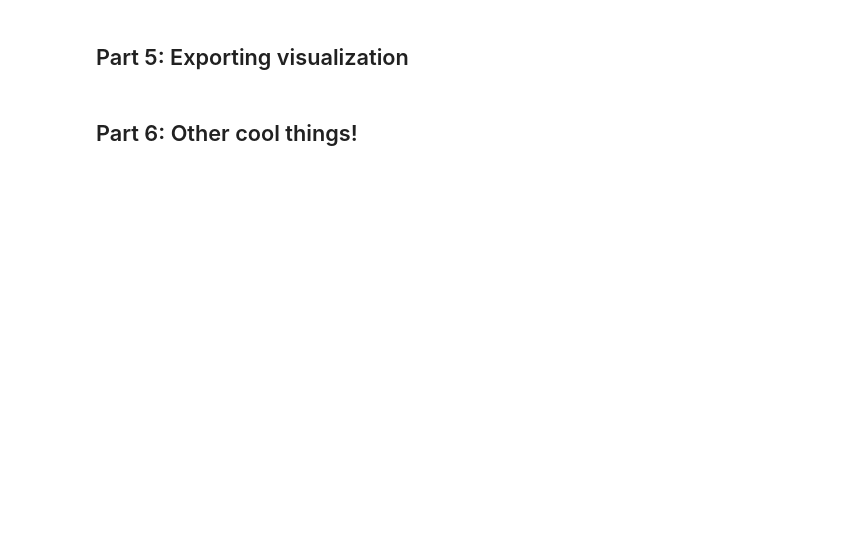
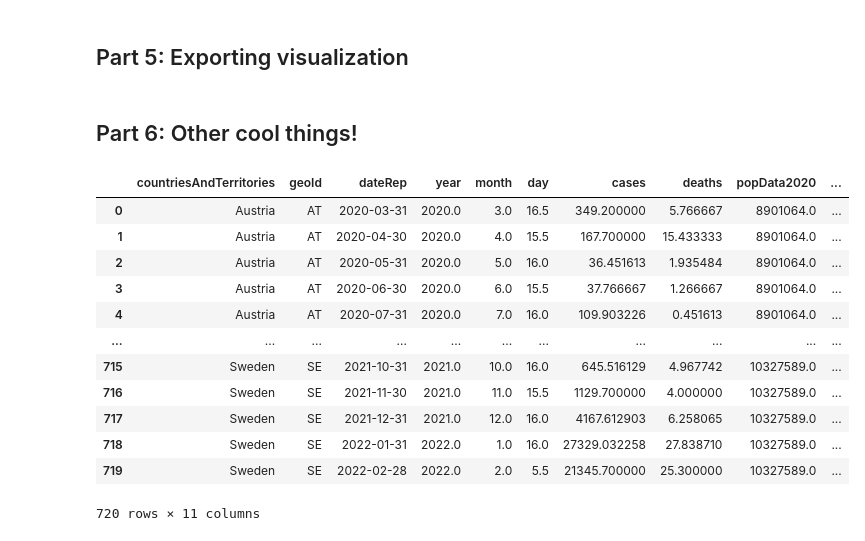
Before and after one commit to jgarciab/workshop_data_viz, a Jupyter notebook: advanced_2023/B_ex0_hvplot.ipynb, the cells around one changed output. Cells and saved outputs as stored; diff of their text form; code cells hidden in the pictures; blank space fills up the shorter version.

```diff
--- a/advanced_2023/B_ex0_hvplot.ipynb
+++ b/advanced_2023/B_ex0_hvplot.ipynb
@@ -393,6 +393,22 @@ hvplot.save(choropleth, 'apps/simple_choropleth.html')
 # hvplot.save(plot, 'test.html', resources=INLINE)
 # %% [markdown]
 ## Part 6: Other cool things!
+# %%
+df
+# %% [output]
+|  | countriesAndTerritories | geoId | dateRep | year | month | day | cases | deaths | popData2020 | ... |
+| 0 | Austria | AT | 2020-03-31 | 2020.0 | 3.0 | 16.5 | 349.200000 | 5.766667 | 8901064.0 | ... |
+| 1 | Austria | AT | 2020-04-30 | 2020.0 | 4.0 | 15.5 | 167.700000 | 15.433333 | 8901064.0 | ... |
+| 2 | Austria | AT | 2020-05-31 | 2020.0 | 5.0 | 16.0 | 36.451613 | 1.935484 | 8901064.0 | ... |
+| 3 | Austria | AT | 2020-06-30 | 2020.0 | 6.0 | 15.5 | 37.766667 | 1.266667 | 8901064.0 | ... |
+| 4 | Austria | AT | 2020-07-31 | 2020.0 | 7.0 | 16.0 | 109.903226 | 0.451613 | 8901064.0 | ... |
+| ... | ... | ... | ... | ... | ... | ... | ... | ... | ... | ... |
+| 715 | Sweden | SE | 2021-10-31 | 2021.0 | 10.0 | 16.0 | 645.516129 | 4.967742 | 10327589.0 | ... |
+| 716 | Sweden | SE | 2021-11-30 | 2021.0 | 11.0 | 15.5 | 1129.700000 | 4.000000 | 10327589.0 | ... |
+| 717 | Sweden | SE | 2021-12-31 | 2021.0 | 12.0 | 16.0 | 4167.612903 | 6.258065 | 10327589.0 | ... |
+| 718 | Sweden | SE | 2022-01-31 | 2022.0 | 1.0 | 16.0 | 27329.032258 | 27.838710 | 10327589.0 | ... |
+| 719 | Sweden | SE | 2022-02-28 | 2022.0 | 2.0 | 5.5 | 21345.700000 | 25.300000 | 10327589.0 | ... |
+720 rows × 11 columns
 # %%
 # Run this code (.show() will create a server and open the app in a new tab)
 hvplot.explorer(df).show()
```
Also changed, not shown: parts of 1 cell of this notebook, 47 other files.
